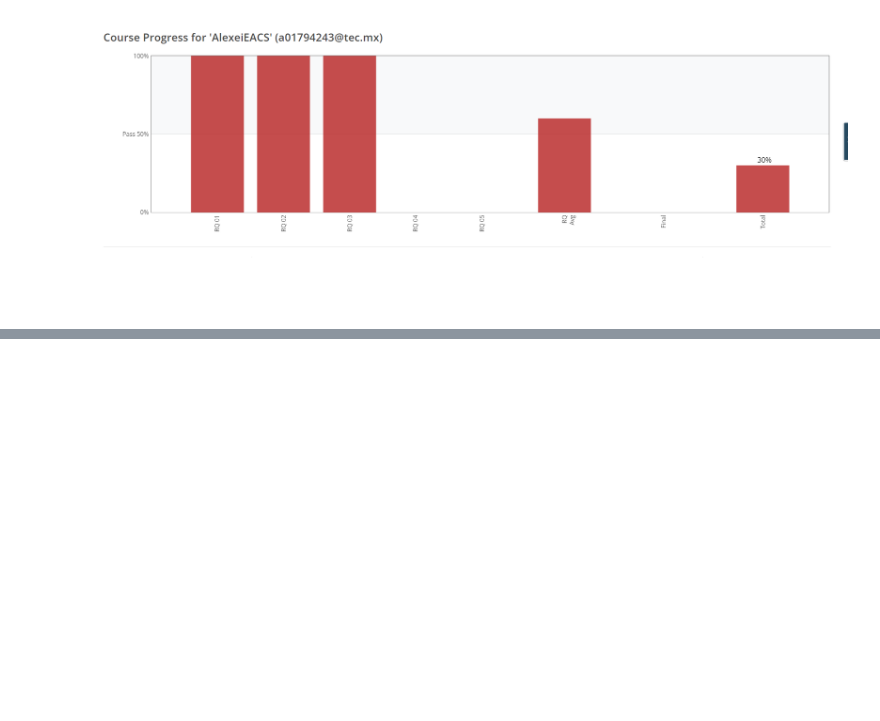
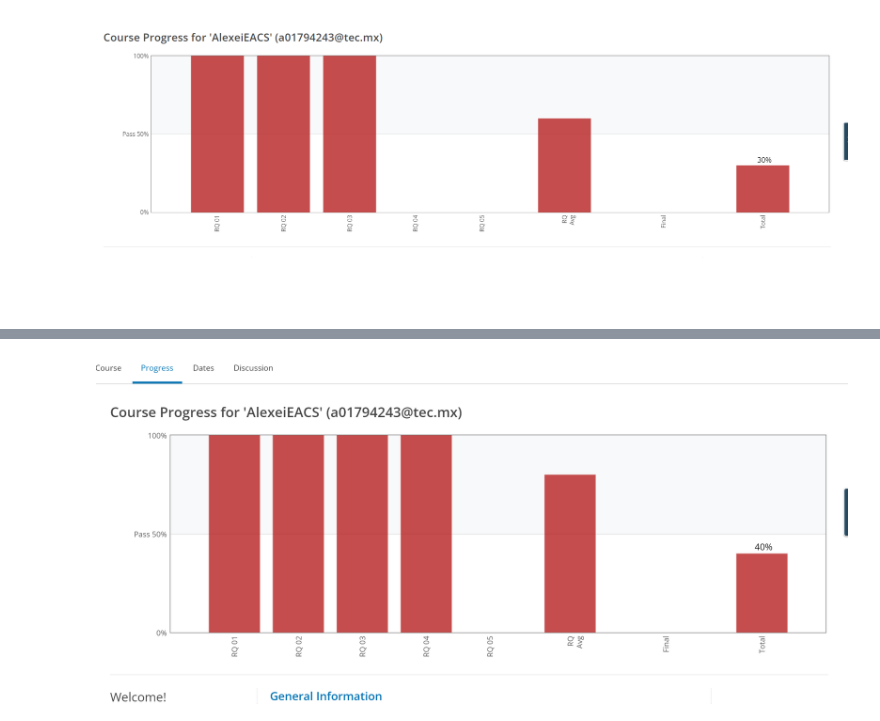
Before and after one commit to PosgradoMNA/actividades-de-aprendizaje-AlexeiEACS, a Jupyter notebook: Data Analysis with Python.ipynb, the cells around one changed output, grey strips where cells are left out. Saved outputs shown, nothing was run; the diff lists cells and outputs as text; code cells hidden in the pictures; blank space fills up the shorter version.

```diff
--- a/Data Analysis with Python.ipynb
+++ b/Data Analysis with Python.ipynb
@@ -290,0 +407,5 @@ display.Image("photos/module3_grade.png")
+# %%
+from IPython import display
+display.Image("photos/module4_grade.png")
+# %% [output]
+[figure, added]
```
Also changed, not shown: parts of 19 cells of this notebook.
